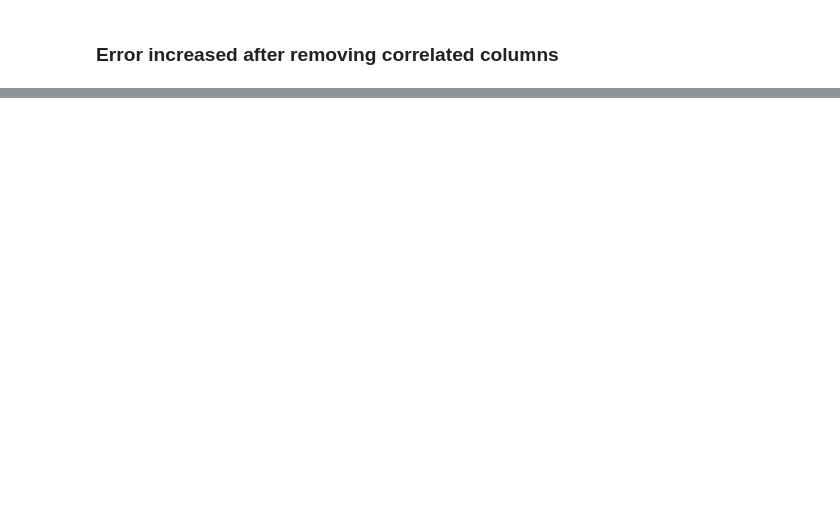
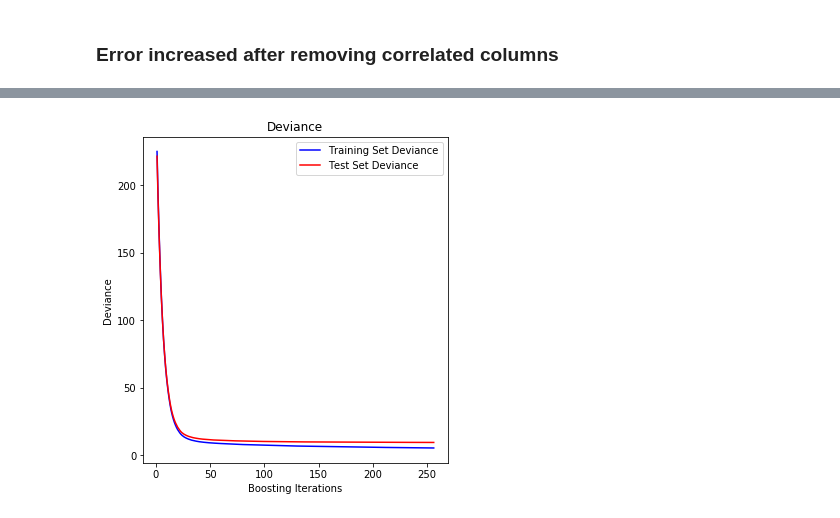
Before and after one commit to alexisgaziello/CSP_MATH_571_taxi_oracle, a Jupyter notebook: src/abhi_note/Gradient Boosting Regressor.ipynb, the cells around one changed output, grey strips where cells are left out. Saved outputs shown, nothing was run; the diff lists cells and outputs as text; code cells hidden in the pictures; blank space fills up the shorter version.

```diff
--- a/src/abhi_note/Gradient Boosting Regressor.ipynb
+++ b/src/abhi_note/Gradient Boosting Regressor.ipynb
@@ -108,7 +103,7 @@ def load_data():
         categorical_variables = ['pickup_community_area', 'daytype', 'sky_level', 'Day Name', 'Month','Hour', 'Year']
         categories = [[*(range(1,78))], ['U', 'W', 'A'], ['OVC', 'BKN', 'SCT', 'FEW', 'CLR', 'VV '],
                       ['Monday', 'Tuesday', 'Wednesday', 'Thursday', 'Friday', 'Saturday', 'Sunday'],
-                      [*(range(1,13))], [*(range(0, 24))], ['2017', '2018', '2019']]
+                      [*(range(1,13))], [*(range(0, 24))], [2017, 2018, 2019]]
 
 
 
@@ -250,0 +401,6 @@ plot(clf4)
+# %%
+params = {'n_estimators': 256, 'max_depth': 16, 'min_samples_split': 64,'min_samples_leaf':32 ,
+          'learning_rate': 0.09, 'loss': 'ls','max_features':'sqrt','verbose':4}
+clf5 = ensemble.GradientBoostingRegressor(**params)
+# %%
+clf5=clf5.fit(x_train, y_train)
@@ -251,2 +444,6 @@ plot(clf4)
+# %%
+plot(clf5)
+# %% [output]
+[figure, added]
 # %%
 
```
Also changed, not shown: parts of 21 cells of this notebook, 1 other file.
